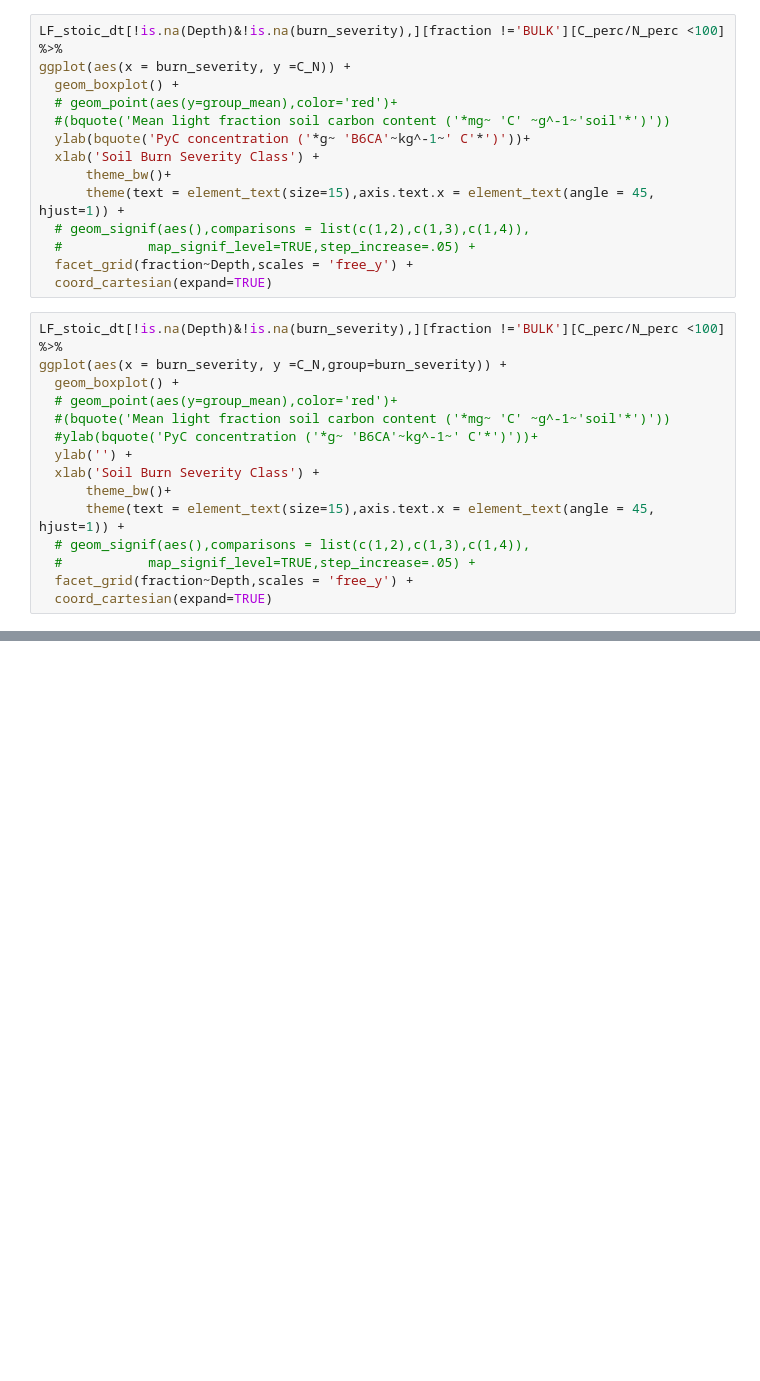
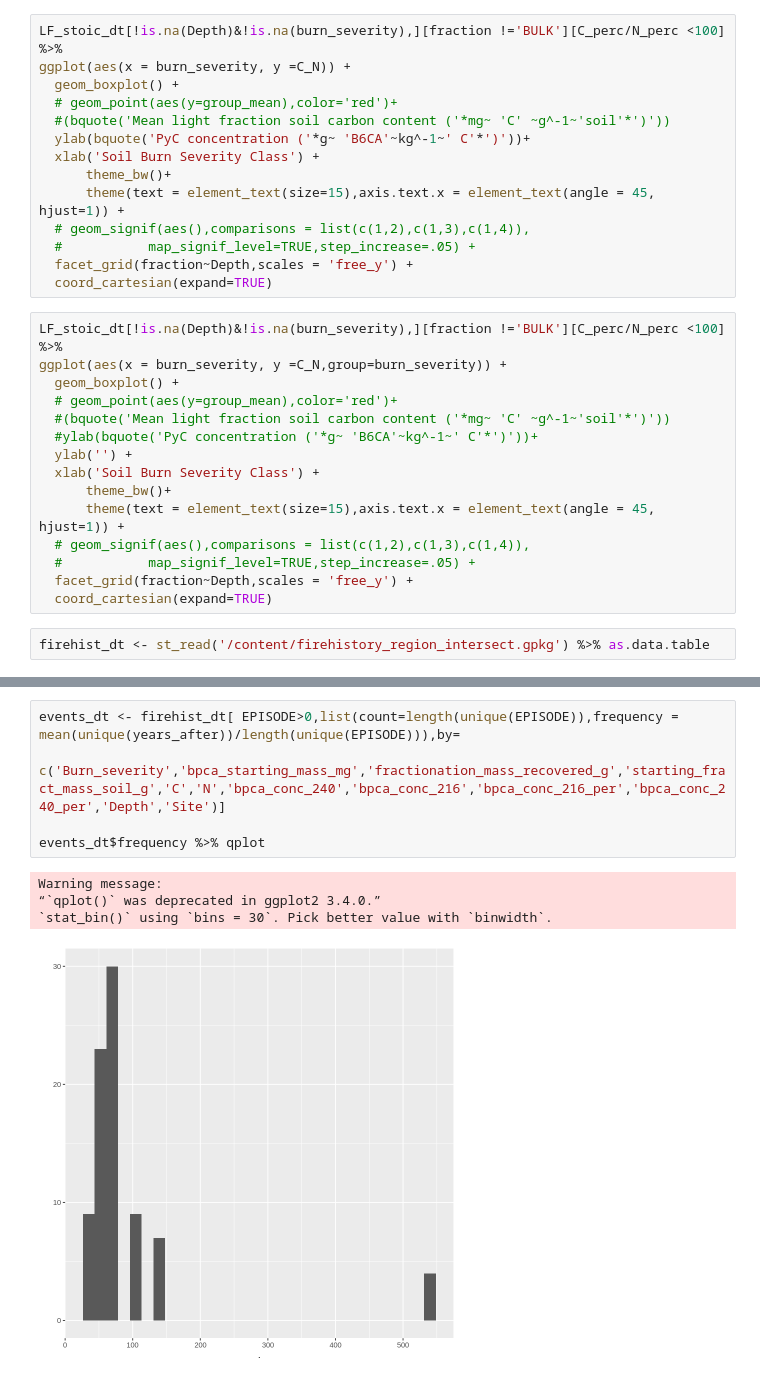
Before and after one commit to hayleypc/BPCA_HFF, a Jupyter notebook: BPCA_analysis_plotting.ipynb, the cells around one changed output, grey strips where cells are left out. Saved outputs shown, nothing was run; the diff lists cells and outputs as text; blank space fills up the shorter version.

```diff
--- a/BPCA_analysis_plotting.ipynb
+++ b/BPCA_analysis_plotting.ipynb
@@ -557,3 +557,5 @@ ggplot(aes(x = burn_severity, y =C_N,group=burn_severity)) +
   #           map_signif_level=TRUE,step_increase=.05) +
   facet_grid(fraction~Depth,scales = 'free_y') +
   coord_cartesian(expand=TRUE)
+# %%
+firehist_dt <- st_read('/content/firehistory_region_intersect.gpkg') %>% as.data.table
@@ -559,0 +588,10 @@ ggplot(aes(x = burn_severity, y =C_N,group=burn_severity)) +
+# %%
+events_dt <- firehist_dt[ EPISODE>0,list(count=length(unique(EPISODE)),frequency = mean(unique(years_after))/length(unique(EPISODE))),by=
+  c('Burn_severity','bpca_starting_mass_mg','fractionation_mass_recovered_g','starting_fract_mass_soil_g','C','N','bpca_conc_240','bpca_conc_216','bpca_conc_216_per','bpca_conc_240_per','Depth','Site')]
+
+events_dt$frequency %>% qplot
+# %% [output]
+Warning message:
+“`qplot()` was deprecated in ggplot2 3.4.0.”
+`stat_bin()` using `bins = 30`. Pick better value with `binwidth`.
+[figure, added]
```
Also changed, not shown: parts of 7 cells of this notebook.
